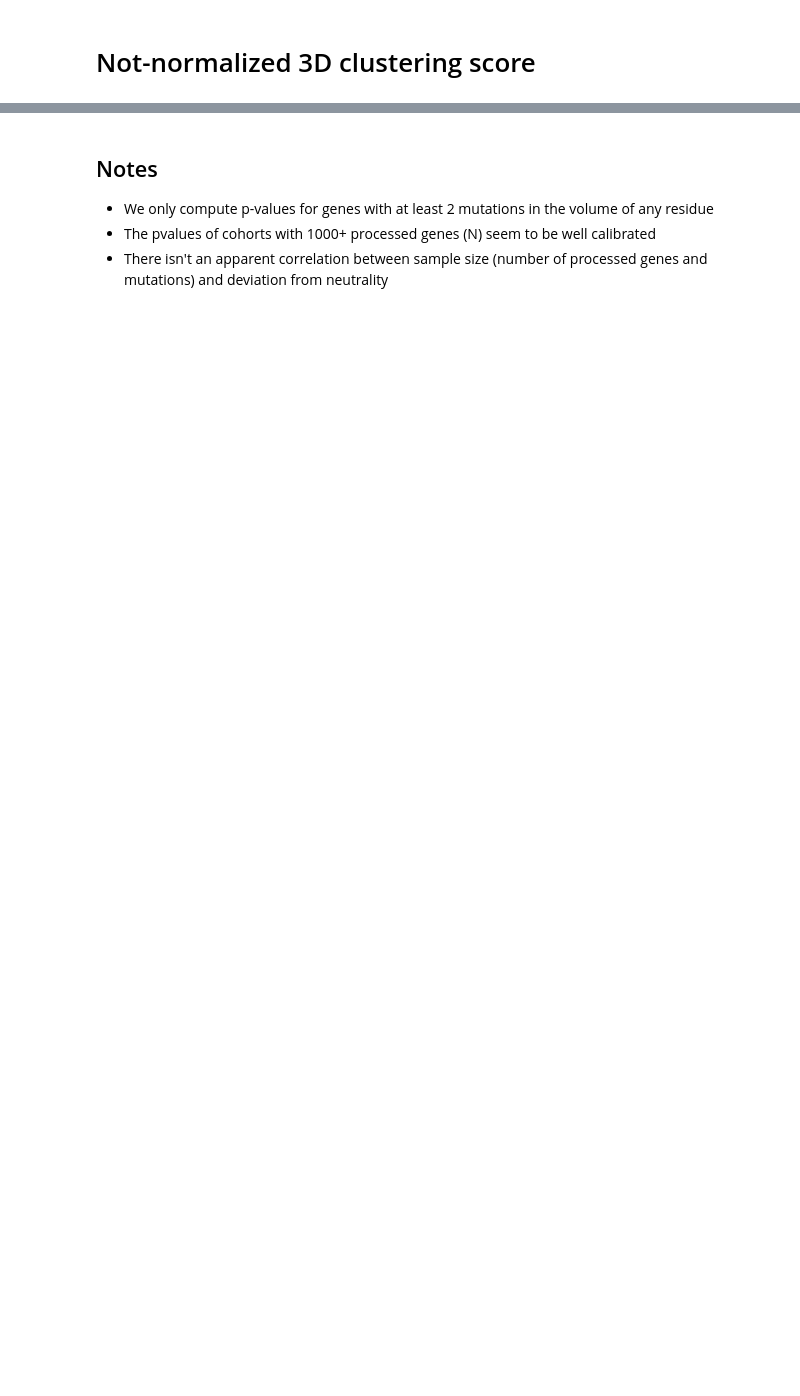
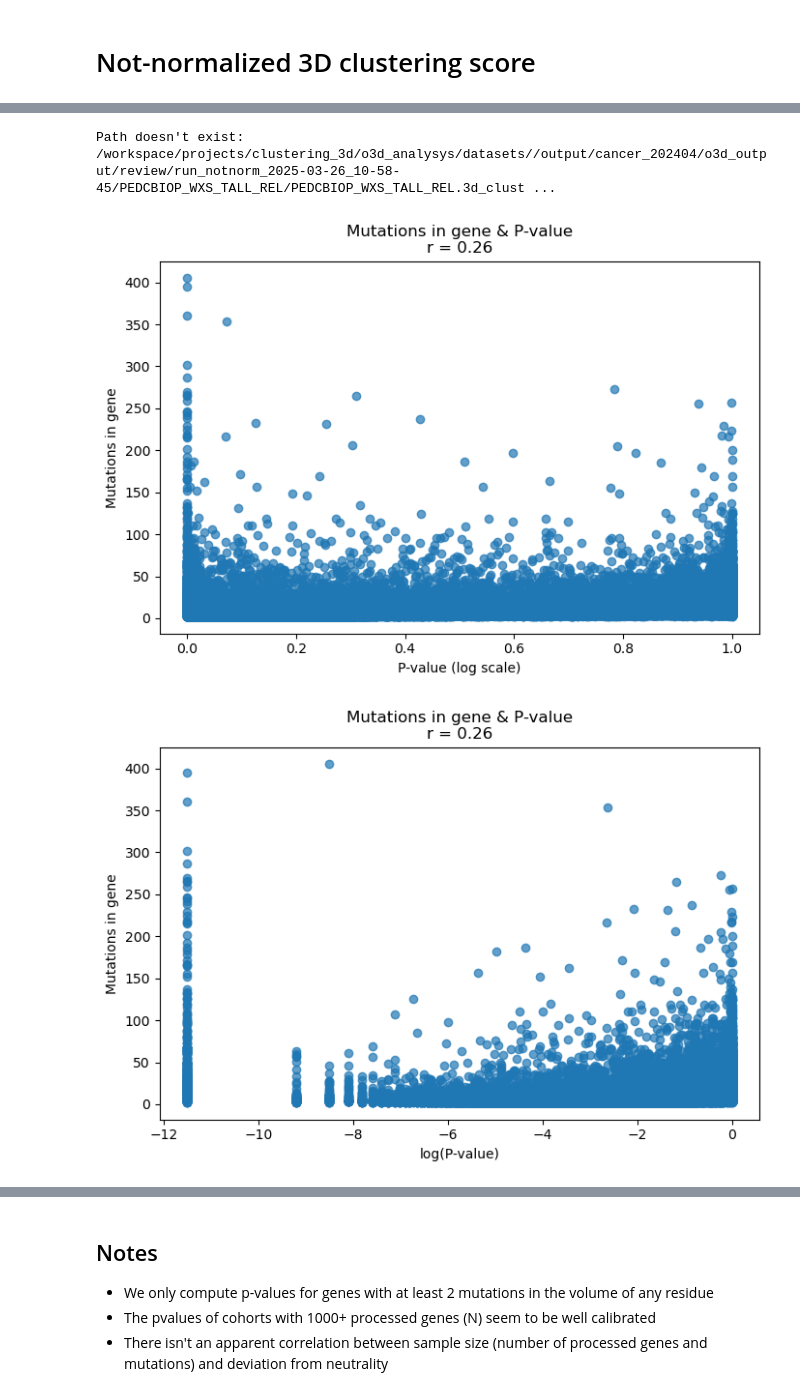
Before and after one commit to bbglab/oncodrive3d_paper, a Jupyter notebook: review_01/qqplots/qq_plots.ipynb, the cells around one changed output, grey strips where cells are left out. Saved outputs shown, nothing was run; the diff lists cells and outputs as text; code cells hidden in the pictures; blank space fills up the shorter version.

```diff
--- a/review_01/qqplots/qq_plots.ipynb
+++ b/review_01/qqplots/qq_plots.ipynb
@@ -257,0 +327,51 @@ Path doesn't exist: /workspace/projects/clustering_3d/o3d_analysys/datasets//out
+# %%
+# Associations between N (number of mutations in the gene) and p-value or 3D score
+
+df_results = get_all_o3d_gene_result(cohort_df, o3d_output_dir, maf_input_dir)
+
+# Create DataFrame
+df = df_results
+
+plt.figure(figsize=(8, 5))
+plt.scatter(df["pval"], df["Mut_in_gene"], alpha=0.7)
+plt.xlabel("P-value (log scale)")
+plt.ylabel("Mutations in gene")
+plt.title(f'Mutations in gene & P-value\nr = {df["pval"].corr(df["Mut_in_gene"]):.2f}')
+plt.show()
+
+
+# Create DataFrame
+df = df_results
+
+plt.figure(figsize=(8, 5))
+plt.scatter(np.log(df["pval"]), df["Mut_in_gene"], alpha=0.7)
+plt.xlabel("log(P-value)")
+plt.ylabel("Mutations in gene")
+plt.title(f'Mutations in gene & P-value\nr = {df["pval"].corr(df["Mut_in_gene"]):.2f}')
+plt.show()
+
+
+# Create DataFrame
+df = df_results
+
+plt.figure(figsize=(8, 5))
+plt.scatter(df["Score_obs_sim_top_vol"], df["Mut_in_gene"], alpha=0.7)
+plt.xlabel("3D clustering score")
+plt.ylabel("Mutations in gene")
+plt.title(f'Mutations in gene & 3D score\nr = {df["Score_obs_sim_top_vol"].corr(df["Mut_in_gene"]):.2f}')
+plt.show()
+
+
+# Create DataFrame
+df = df_results
+
+plt.figure(figsize=(8, 5))
+plt.scatter(df["Score_obs_sim_top_vol"], df["Mut_in_top_vol"], alpha=0.7)
+plt.xlabel("3D clustering score")
+plt.ylabel("Mutations in top volume")
+plt.title(f'Mutations in top volume & 3D score\nr = {df["Score_obs_sim_top_vol"].corr(df["Mut_in_top_vol"]):.2f}')
+plt.show()
+# %% [output]
+Path doesn't exist: /workspace/projects/clustering_3d/o3d_analysys/datasets//output/cancer_202404/o3d_output/review/run_notnorm_2025-03-26_10-58-45/PEDCBIOP_WXS_TALL_REL/PEDCBIOP_WXS_TALL_REL.3d_clust ...
+[figure, added]
+[figure, added]
```
Also changed, not shown: parts of 13 cells of this notebook.
